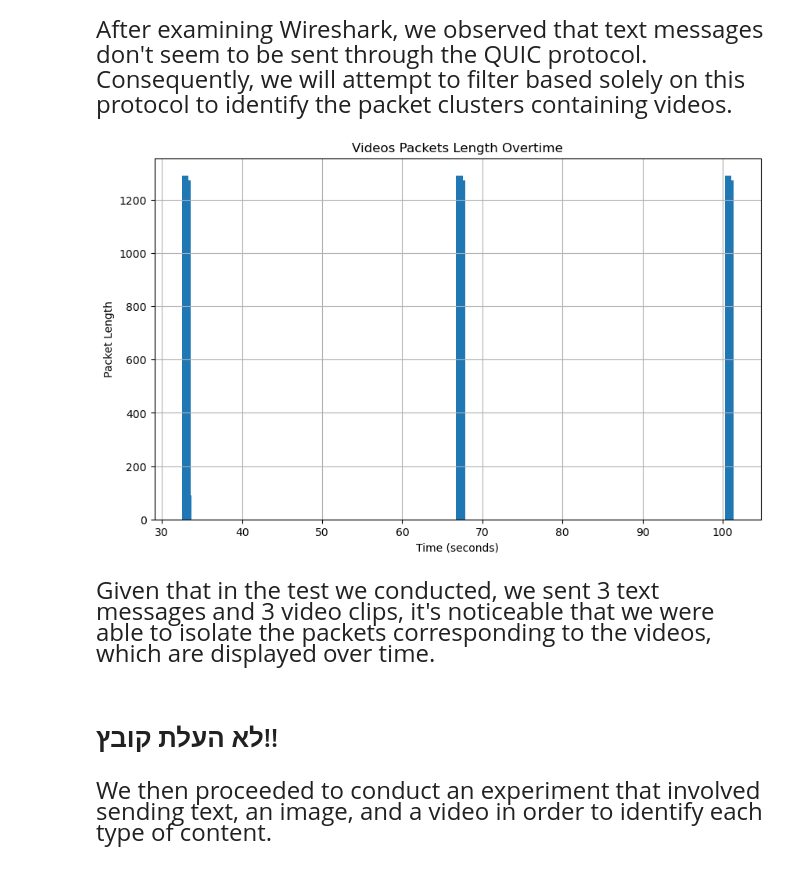
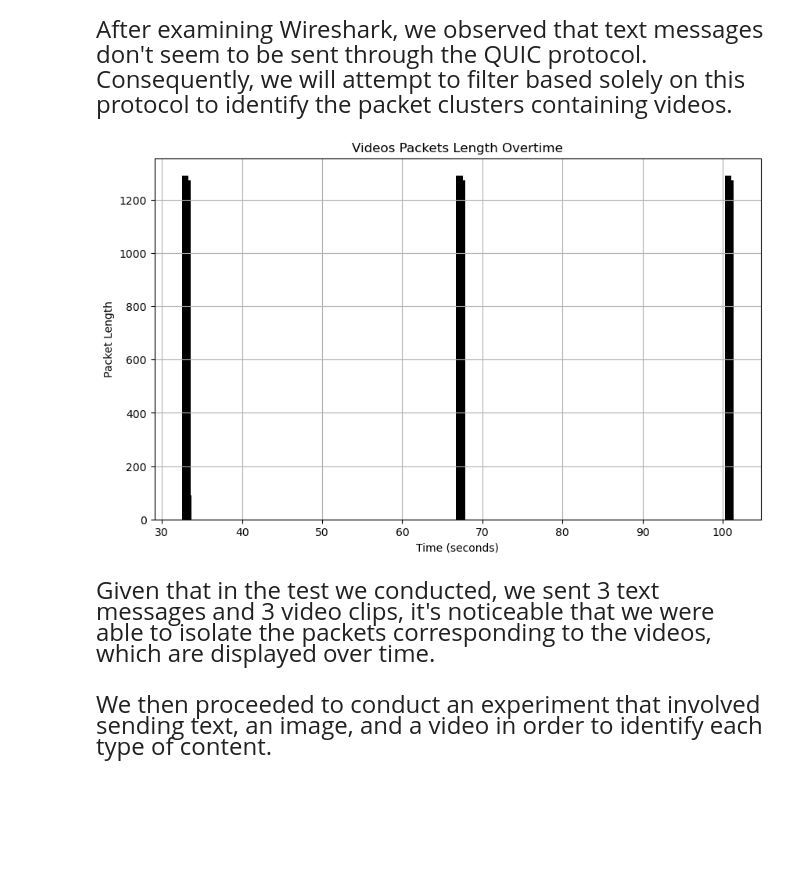
Before and after one commit to Kfirul/Computer_Networks_Final_Project, a Jupyter notebook: Computers Network.ipynb, the cells around one changed output. Drawn from its saved outputs; the diff is of its cells as text; code cells hidden in the pictures; blank space fills up the shorter version.

```diff
--- a/Computers Network.ipynb
+++ b/Computers Network.ipynb
@@ -73,18 +79,3 @@ We initiated a project focused on determining the nature of content within Whats
 
 
 </span>
-# %%
-# Convert 'Time' column to numeric (seconds)
-data_MixTextVideo['Time'] = pd.to_numeric(data_MixTextVideo['Time'])
-
-# Extract the "Length" column and calculate the Ethernet payload lengths
-data_Video_Length = data_MixTextVideo['Length']
-
-# Create the bar graph
-plt.figure(figsize=(10, 6))  # Adjust the figure size as needed
-plt.bar(data_MixTextVideo['Time'], data_Video_Length)  # Use 'Time' column for x-axis
-plt.xlabel('Time (seconds)')  # Set x-axis label
-plt.ylabel('Packet Length')
-plt.title('Videos Packets Length Overtime')
-plt.grid(True)
-plt.show()
@@ -110,20 +103,20 @@ After examining Wireshark, we observed that text messages don't seem to be sent
 # %%
 # Convert 'Time' column to numeric (seconds)
 data_MixTextVideo['Time'] = pd.to_numeric(data_MixTextVideo['Time'])
 data_MixTextVideo =data_MixTextVideo[data_MixTextVideo['Protocol'] == 'QUIC']
 # Extract the "Length" column and calculate the Ethernet payload lengths
 data_Video_Length = data_MixTextVideo['Length']
 
 # Create the bar graph
 plt.figure(figsize=(10, 6))  # Adjust the figure size as needed
-plt.bar(data_MixTextVideo['Time'], data_Video_Length)  # Use 'Time' column for x-axis
+plt.bar(data_MixTextVideo['Time'], data_Video_Length,color ="black")  # Use 'Time' column for x-axis
 plt.xlabel('Time (seconds)')  # Set x-axis label
 plt.ylabel('Packet Length')
 plt.title('Videos Packets Length Overtime')
 plt.grid(True)
 plt.show()
 # %% [output]
-[figure, old version]
+[figure, new version]
 # %% [markdown]
 <span style="font-size: x-large;">
 
@@ -134,8 +127,6 @@ Given that in the test we conducted, we sent 3 text messages and 3 video clips,
 
 
 </span>
-# %% [markdown]
-# לא העלת קובץ!!
 # %% [markdown]
 <span style="font-size: x-large;">
 
```
Also changed, not shown: parts of 89 cells of this notebook, 5 other files.
